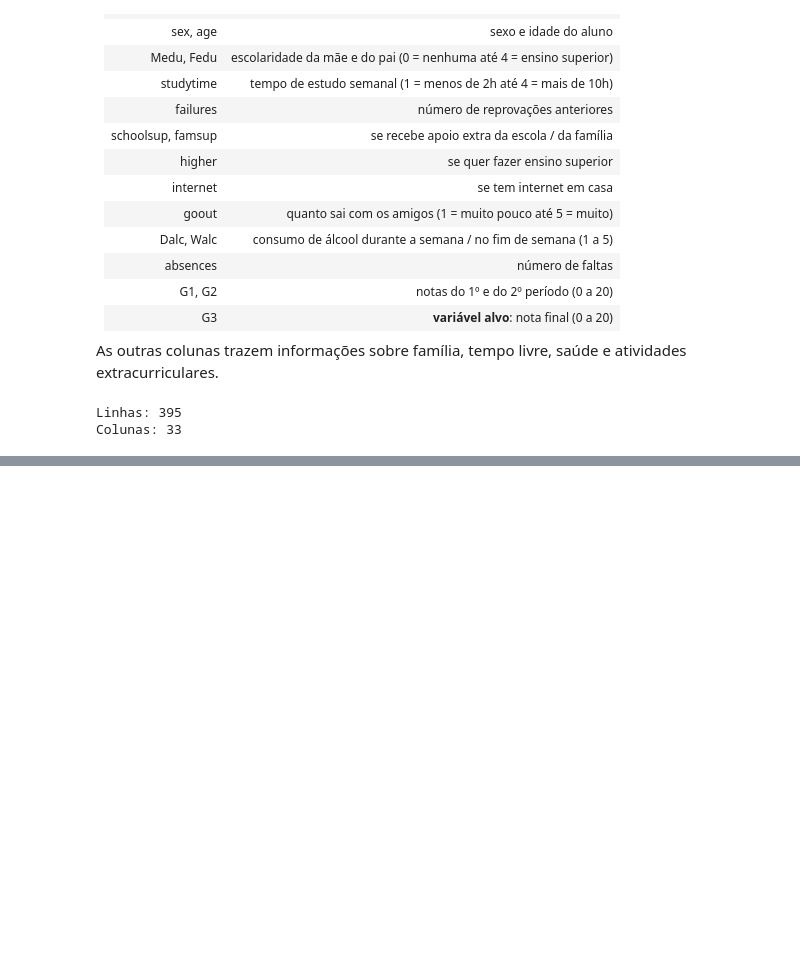
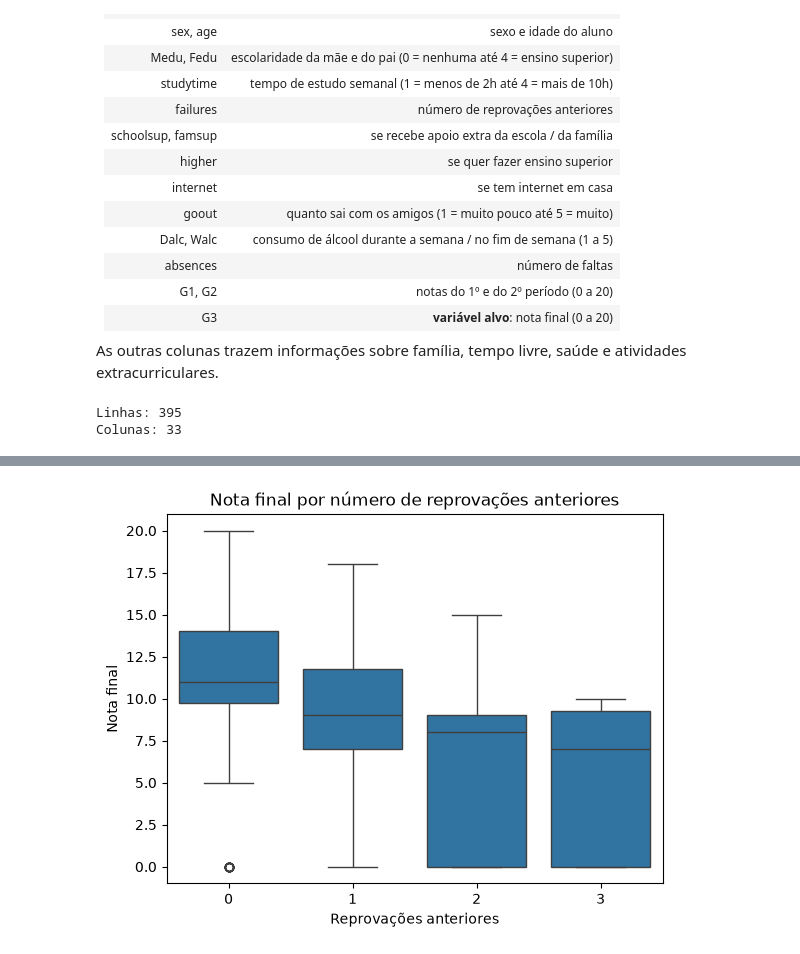
Before and after one commit to JlucasFaria/projeto-ml, a Jupyter notebook: notebooks/04_notas_alunos.ipynb, the cells around one changed output, grey strips where cells are left out. Drawn from its saved outputs; the diff is of its cells as text; code cells hidden in the pictures; blank space fills up the shorter version.

```diff
--- a/notebooks/04_notas_alunos.ipynb
+++ b/notebooks/04_notas_alunos.ipynb
@@ -51,0 +147,9 @@ Colunas: 33
+# %%
+# nota final por numero de reprovacoes
+sns.boxplot(data=df, x='failures', y='G3')
+plt.title('Nota final por número de reprovações anteriores')
+plt.xlabel('Reprovações anteriores')
+plt.ylabel('Nota final')
+plt.show()
+# %% [output]
+[figure, added]
```
Also changed, not shown: parts of 12 cells of this notebook.
